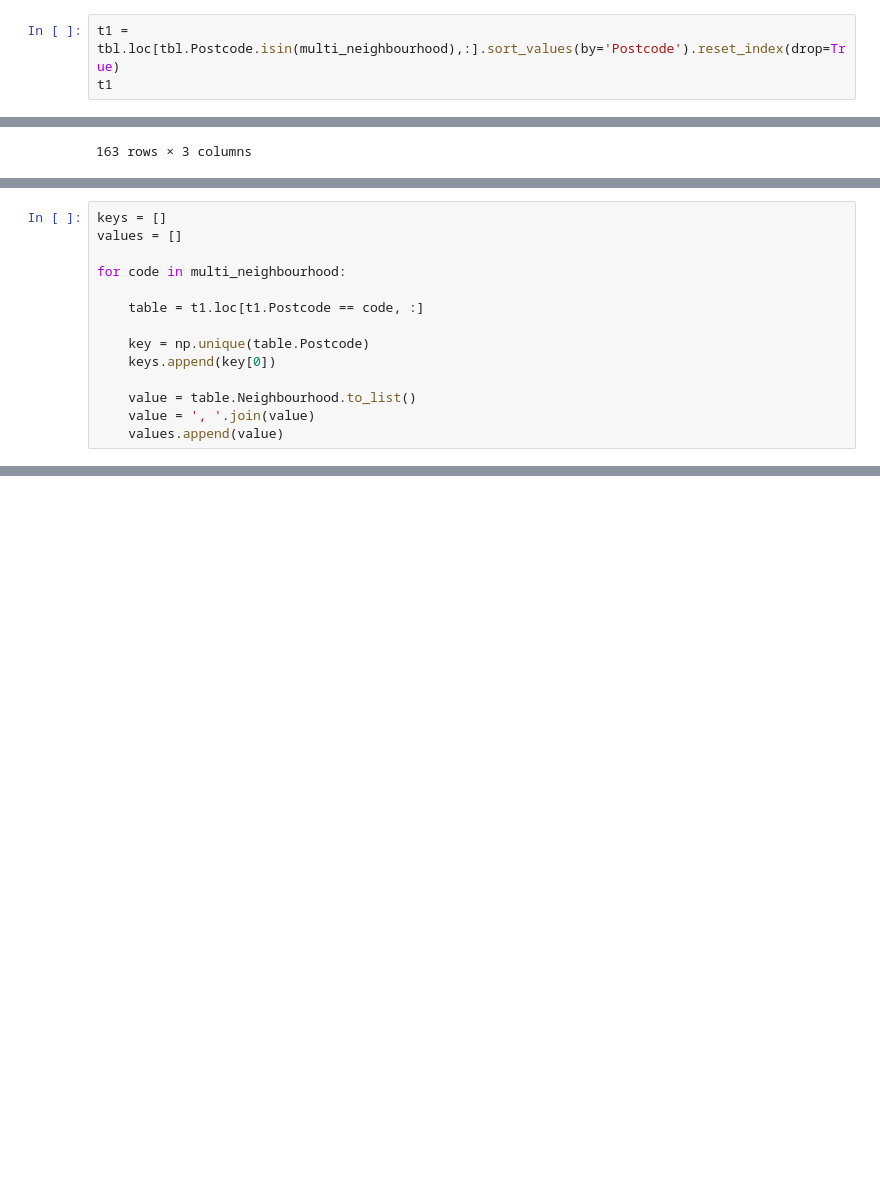
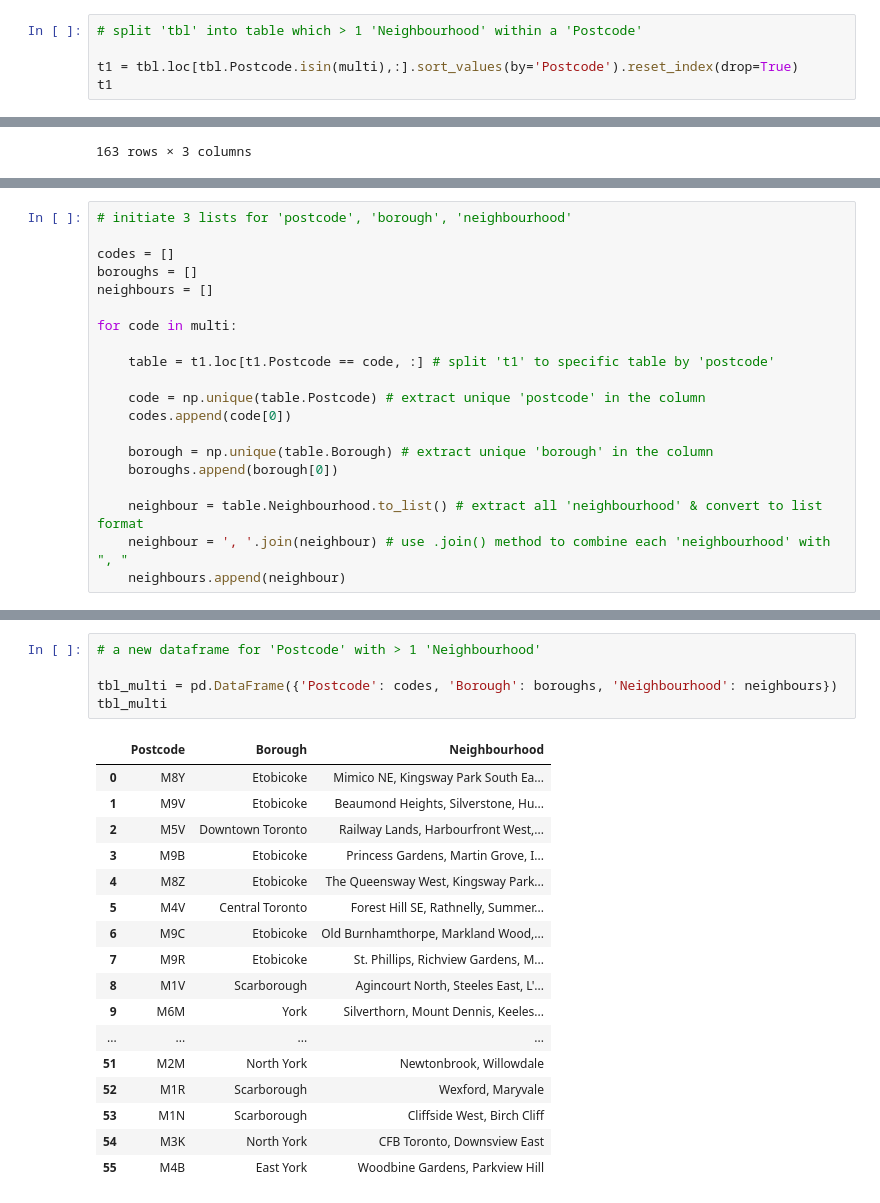
Before and after one commit to 6969tls/IBM-Applied-Data-Science-Week3, a Jupyter notebook: Applied Data Science Capstone.ipynb, the cells around one changed output, grey strips where cells are left out. Saved outputs shown, nothing was run; the diff lists cells and outputs as text; blank space fills up the shorter version.

```diff
--- a/Applied Data Science Capstone.ipynb
+++ b/Applied Data Science Capstone.ipynb
@@ -372,5 +330,7 @@ pd.DataFrame({key[0]: value})
 # %%
-t1 = tbl.loc[tbl.Postcode.isin(multi_neighbourhood),:].sort_values(by='Postcode').reset_index(drop=True)
+# split 'tbl' into table which > 1 'Neighbourhood' within a 'Postcode'
+
+t1 = tbl.loc[tbl.Postcode.isin(multi),:].sort_values(by='Postcode').reset_index(drop=True)
 t1
 # %% [output]
 |  | Postcode | Borough | Neighbourhood |
@@ -404,14 +353,0 @@ t1.query("Postcode == 'M4B'")
-# %%
-keys = []
-values = []
-
-for code in multi_neighbourhood:
-
-    table = t1.loc[t1.Postcode == code, :]
-
-    key = np.unique(table.Postcode)
-    keys.append(key[0])
-
-    value = table.Neighbourhood.to_list()
-    value = ', '.join(value)
-    values.append(value)
@@ -453,0 +377,20 @@ print(a)
+# %%
+# initiate 3 lists for 'postcode', 'borough', 'neighbourhood'
+
+codes = []
+boroughs = []
+neighbours = []
+
+for code in multi:
+
+    table = t1.loc[t1.Postcode == code, :] # split 't1' to specific table by 'postcode'
+
+    code = np.unique(table.Postcode) # extract unique 'postcode' in the column
+    codes.append(code[0])
+
+    borough = np.unique(table.Borough) # extract unique 'borough' in the column
+    boroughs.append(borough[0])
+
+    neighbour = table.Neighbourhood.to_list() # extract all 'neighbourhood' & convert to list format
+    neighbour = ', '.join(neighbour) # use .join() method to combine each 'neighbourhood' with ", "
+    neighbours.append(neighbour)
@@ -453,0 +417,23 @@ print(a)
+# %%
+# a new dataframe for 'Postcode' with > 1 'Neighbourhood'
+
+tbl_multi = pd.DataFrame({'Postcode': codes, 'Borough': boroughs, 'Neighbourhood': neighbours})
+tbl_multi
+# %% [output]
+|  | Postcode | Borough | Neighbourhood |
+| 0 | M8Y | Etobicoke | Mimico NE, Kingsway Park South Ea... |
+| 1 | M9V | Etobicoke | Beaumond Heights, Silverstone, Hu... |
+| 2 | M5V | Downtown Toronto | Railway Lands, Harbourfront West,... |
+| 3 | M9B | Etobicoke | Princess Gardens, Martin Grove, I... |
+| 4 | M8Z | Etobicoke | The Queensway West, Kingsway Park... |
+| 5 | M4V | Central Toronto | Forest Hill SE, Rathnelly, Summer... |
+| 6 | M9C | Etobicoke | Old Burnhamthorpe, Markland Wood,... |
+| 7 | M9R | Etobicoke | St. Phillips, Richview Gardens, M... |
+| 8 | M1V | Scarborough | Agincourt North, Steeles East, L'... |
+| 9 | M6M | York | Silverthorn, Mount Dennis, Keeles... |
+| ... | ... | ... | ... |
+| 51 | M2M | North York | Newtonbrook, Willowdale |
+| 52 | M1R | Scarborough | Wexford, Maryvale |
+| 53 | M1N | Scarborough | Cliffside West, Birch Cliff |
+| 54 | M3K | North York | CFB Toronto, Downsview East |
+| 55 | M4B | East York | Woodbine Gardens, Parkview Hill |
```
Also changed, not shown: parts of 26 cells of this notebook.
